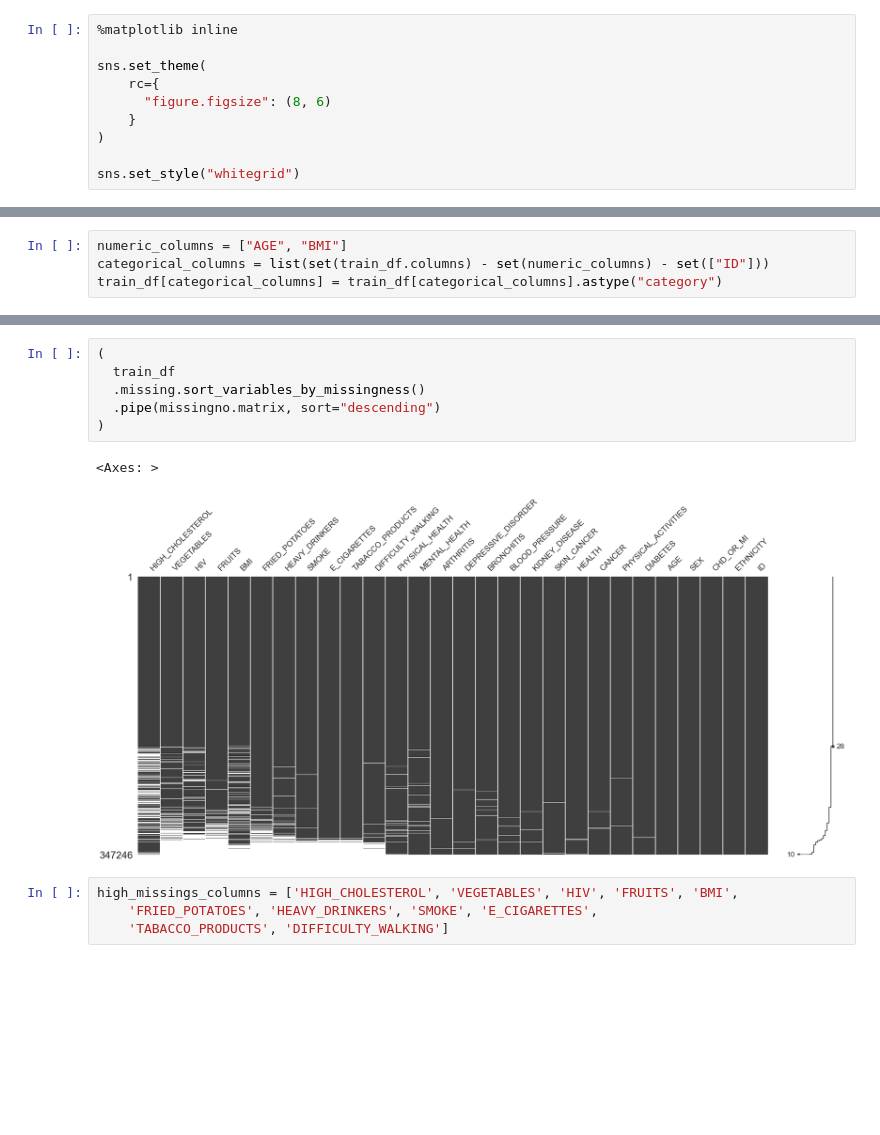
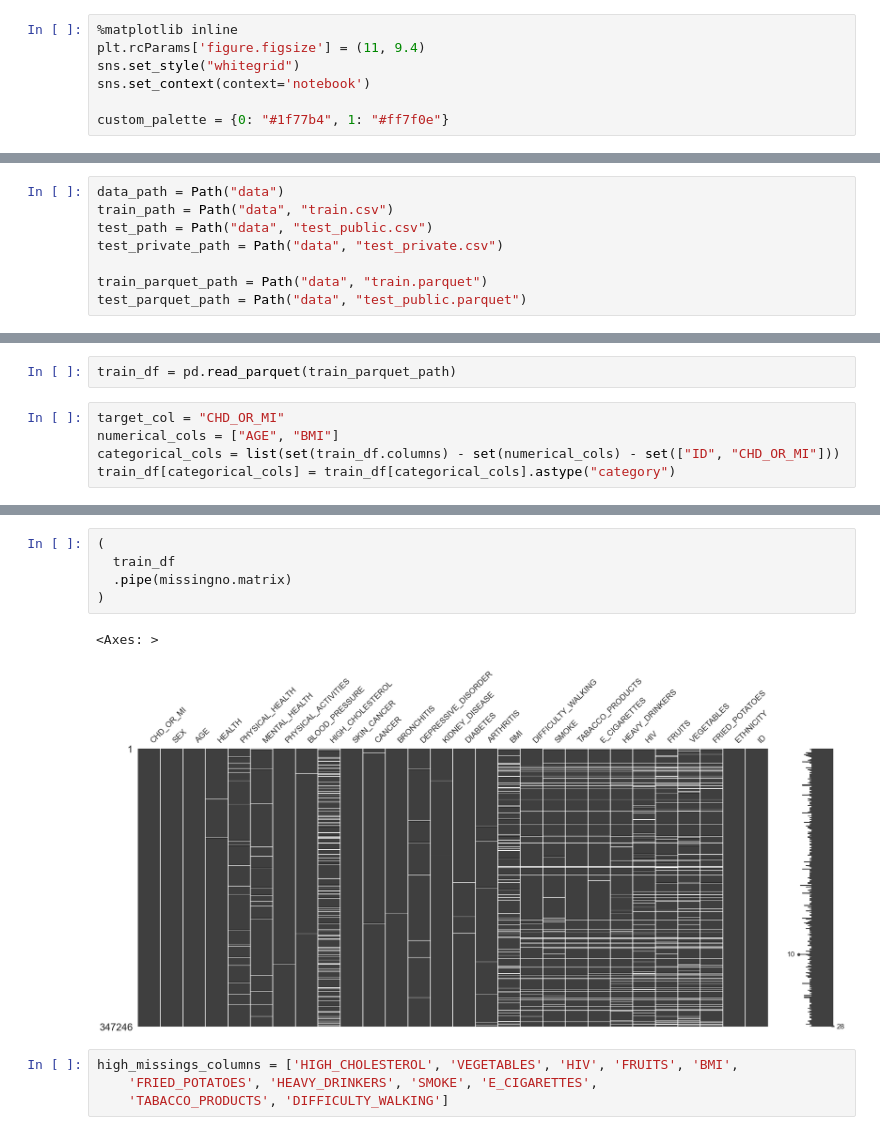
Before and after one commit to walteralv/-PhawAI-Predicci-n-de-enfermedades-coronarias, a Jupyter notebook: 01- EDA.ipynb, the cells around one changed output, grey strips where cells are left out. Saved outputs shown, nothing was run; the diff lists cells and outputs as text; blank space fills up the shorter version.

```diff
--- a/01- EDA.ipynb
+++ b/01- EDA.ipynb
@@ -15,10 +18,7 @@ class DataFrame(pd.DataFrame):
 # %%
 %matplotlib inline
+plt.rcParams['figure.figsize'] = (11, 9.4)
+sns.set_style("whitegrid")
+sns.set_context(context='notebook')
 
-sns.set_theme(
-    rc={
-      "figure.figsize": (8, 6)
-    }
-)
-
-sns.set_style("whitegrid")
+custom_palette = {0: "#1f77b4", 1: "#ff7f0e"}
@@ -30,0 +25,8 @@ File 'data\train.csv' loaded successfully. Shape: (347246, 28)
+# %%
+data_path = Path("data")
+train_path = Path("data", "train.csv")
+test_path = Path("data", "test_public.csv")
+test_private_path = Path("data", "test_private.csv")
+
+train_parquet_path = Path("data", "train.parquet")
+test_parquet_path = Path("data", "test_public.parquet")
@@ -31,7 +37,10 @@ File 'data\train.csv' loaded successfully. Shape: (347246, 28)
+# %%
+train_df = pd.read_parquet(train_parquet_path)
 # %%
-numeric_columns = ["AGE", "BMI"]
-categorical_columns = list(set(train_df.columns) - set(numeric_columns) - set(["ID"]))
-train_df[categorical_columns] = train_df[categorical_columns].astype("category")
+target_col = "CHD_OR_MI"
+numerical_cols = ["AGE", "BMI"]
+categorical_cols = list(set(train_df.columns) - set(numerical_cols) - set(["ID", "CHD_OR_MI"]))
+train_df[categorical_cols] = train_df[categorical_cols].astype("category")
 # %%
 train_df.describe()
 # %% [output]
@@ -62,12 +77,11 @@ train_df.describe(include="category")
 # %%
 (
   train_df
-  .missing.sort_variables_by_missingness()
-  .pipe(missingno.matrix, sort="descending")
+  .pipe(missingno.matrix)
 )
 # %% [output]
 <Axes: >
-[figure, old version]
+[figure, new version]
 # %%
 high_missings_columns = ['HIGH_CHOLESTEROL', 'VEGETABLES', 'HIV', 'FRUITS', 'BMI',
     'FRIED_POTATOES', 'HEAVY_DRINKERS', 'SMOKE', 'E_CIGARETTES',
```
Also changed, not shown: parts of 32 cells of this notebook, 1 other file.
